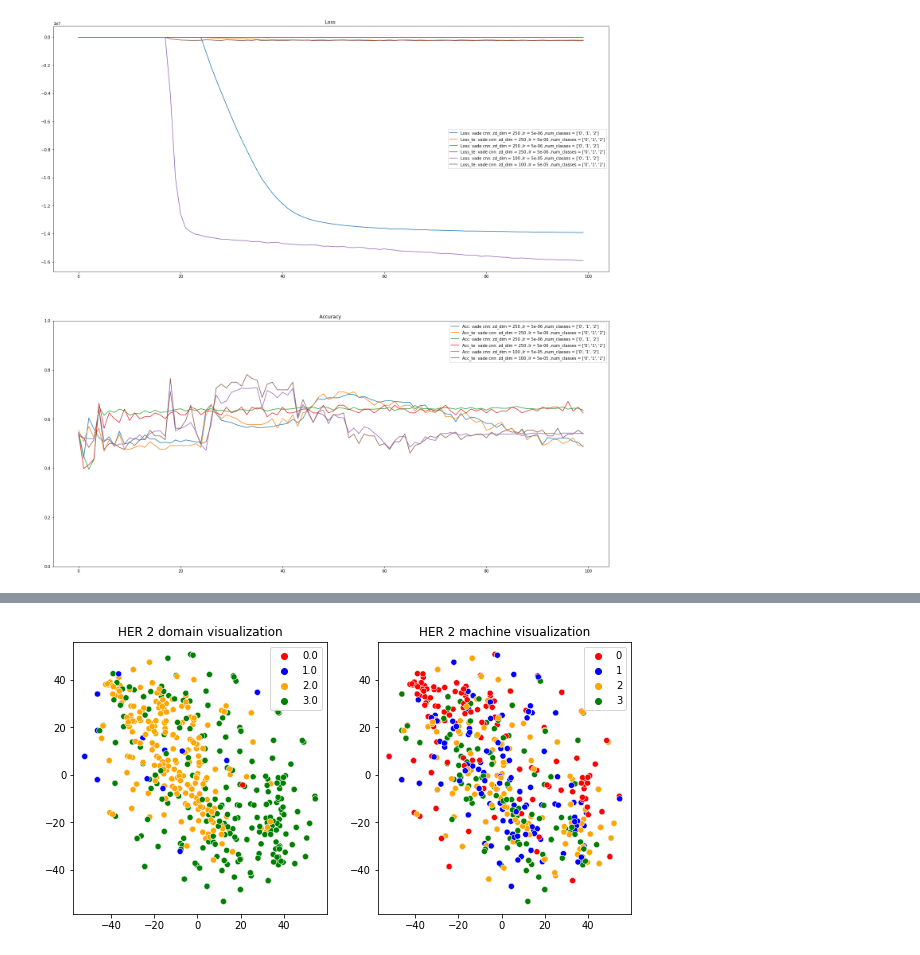
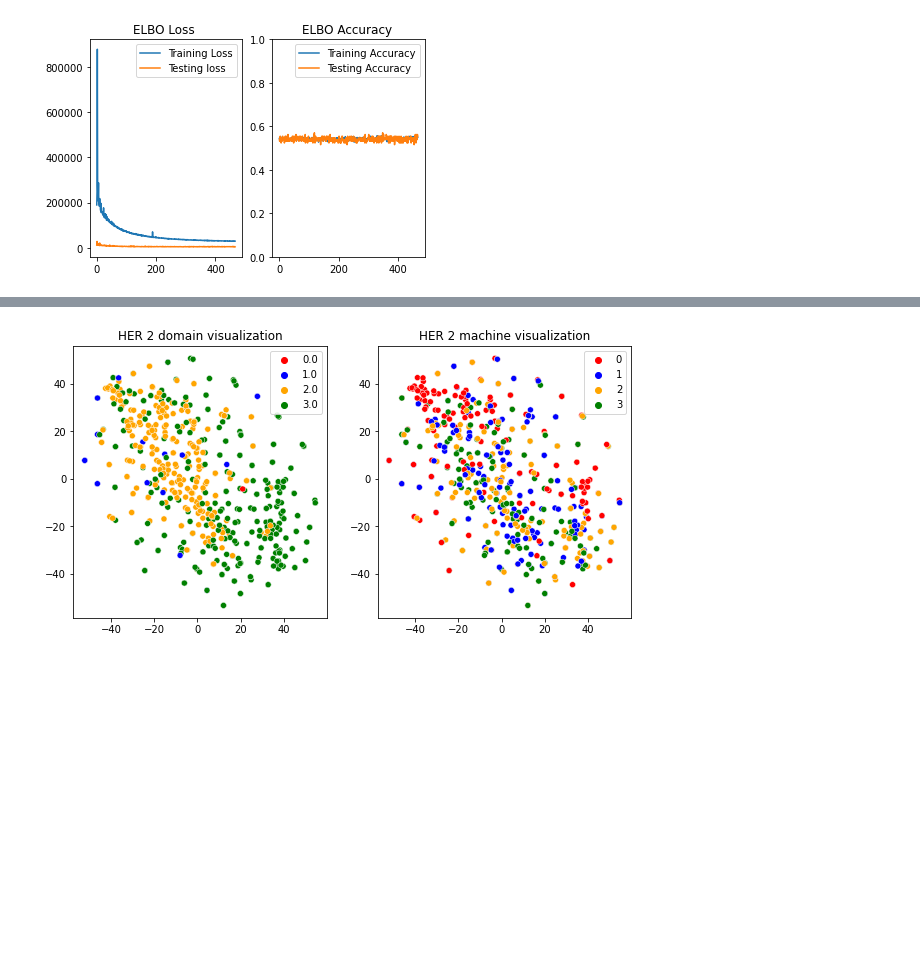
Before and after one commit to DIDSR/DomId, a Jupyter notebook: notebooks/HER2_results.ipynb, the cells around one changed output, grey strips where cells are left out. Saved outputs shown, nothing was run; the diff lists cells and outputs as text; code cells hidden in the pictures; blank space fills up the shorter version.

Commit message:
experiments 512x512

```diff
--- a/notebooks/HER2_results.ipynb
+++ b/notebooks/HER2_results.ipynb
@@ -62,32 +71,34 @@ plot_loss_acc(loss, acc, te_loss, te_acc)
+# %%
+plot_loss_acc(loss[33:], acc[33:], te_loss[33:], te_acc[33:], 'ELBO')
+# %% [output]
+[figure, added]
 # %%
-experiments = [ex1, ex2, ex3]
-legend_loss = []
-legend_acc = []
-plt.figure(figsize = (25, 25))
-for ex in experiments:
-    loss, acc, te_loss, te_acc, domain, machine, machine_num, Z, args = load_files(ex)
-    #print(args)
-    #plot_loss_acc(loss, acc, te_loss, te_acc)
-    x = np.arange(0,len(loss))
-    plt.subplot(2, 1, 1)
-    plt.plot(x, loss)
-    plt.plot(x, te_loss)
-    plt.title('Loss ')
-    legend_loss.append('Loss: '+args[0]+" " +args[1]+": zd_dim = "+args[3]+ " ,lr = "+args[7]+ " ,num_classes = "+args[5])
-    legend_loss.append('Loss_te: '+args[0]+" " +args[1]+": zd_dim = "+args[3]+ " ,lr = "+args[7]+ " ,num_classes = "+args[5])
+# experiments = [ex1, ex2, ex3]
+# legend_loss = []
+# legend_acc = []
+# plt.figure(figsize = (25, 25))
+# for ex in experiments:
+#     loss, acc, te_loss, te_acc, domain, machine, machine_num, Z, args = load_files(ex)
+#     #print(args)
+#     #plot_loss_acc(loss, acc, te_loss, te_acc)
+#     x = np.arange(0,len(loss))
+#     plt.subplot(2, 1, 1)
+#     plt.plot(x, loss)
+#     plt.plot(x, te_loss)
+#     plt.title('Loss ')
+#     legend_loss.append('Loss: '+args[0]+" " +args[1]+": zd_dim = "+args[3]+ " ,lr = "+args[7]+ " ,num_classes = "+args[5])
+#     legend_loss.append('Loss_te: '+args[0]+" " +args[1]+": zd_dim = "+args[3]+ " ,lr = "+args[7]+ " ,num_classes = "+args[5])
 
-    plt.subplot(2,1,2)
-    plt.plot(x, acc)
-    plt.plot(x, te_acc)
-    plt.title('Accuracy ')
-    plt.ylim(0, 1)
-    legend_acc.append('Acc: '+args[0]+" " +args[1]+": zd_dim = "+args[3]+ " ,lr = "+args[7]+ " ,num_classes = "+args[5])
-    legend_acc.append('Acc_te: '+args[0]+" " +args[1]+": zd_dim = "+args[3]+ " ,lr = "+args[7]+ " ,num_classes = "+args[5])
-#print(len(legend))
-plt.subplot(2,1,1)
-plt.legend(legend_loss)
-plt.subplot(2,1,2)
-plt.legend(legend_acc)
-plt.show()
+#     plt.subplot(2,1,2)
+#     plt.plot(x, acc)
+#     plt.plot(x, te_acc)
+#     plt.title('Accuracy ')
+#     plt.ylim(0, 1)
+#     legend_acc.append('Acc: '+args[0]+" " +args[1]+": zd_dim = "+args[3]+ " ,lr = "+args[7]+ " ,num_classes = "+args[5])
+#     legend_acc.append('Acc_te: '+args[0]+" " +args[1]+": zd_dim = "+args[3]+ " ,lr = "+args[7]+ " ,num_classes = "+args[5])
+# #print(len(legend))
+# plt.subplot(2,1,1)
+# plt.legend(legend_loss)
+# plt.subplot(2,1,2)
+# plt.legend(legend_acc)
+# plt.show()
-# %% [output]
-[figure, removed]
```
Also changed, not shown: parts of 6 cells of this notebook, 7 other files.
